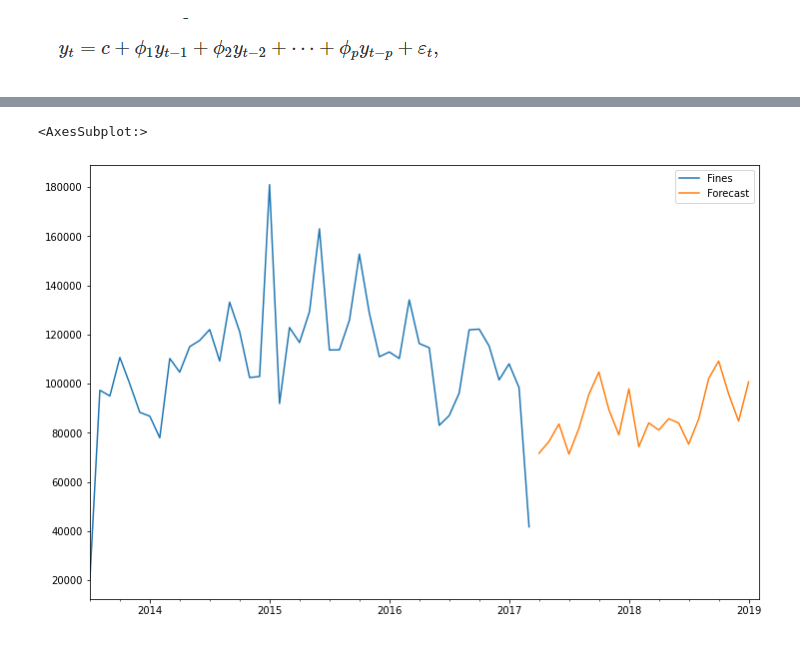
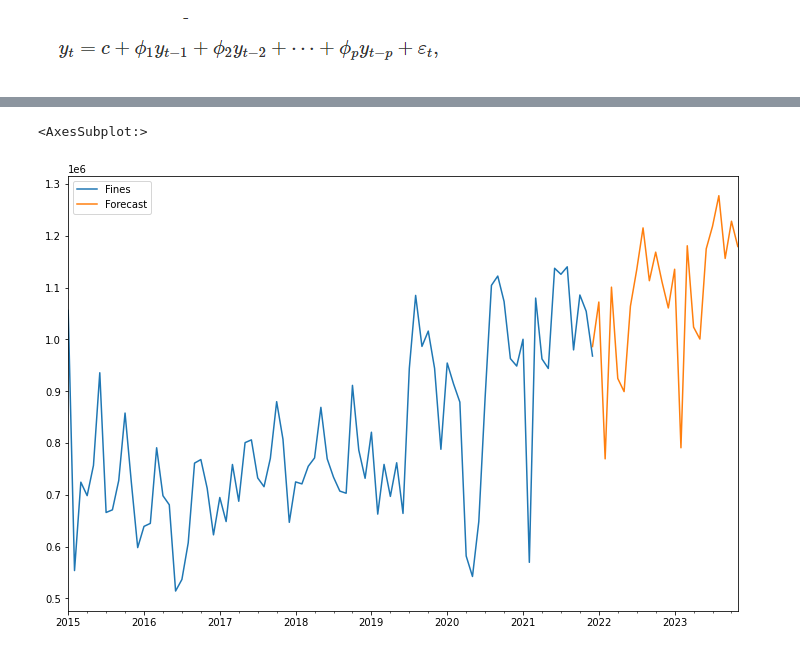
Before and after one commit to FStrean/NYC-Parking-Tickets-Analisis, a Jupyter notebook: NYC-Parking-Tickets-Analisis.ipynb, the cells around one changed output, grey strips where cells are left out. Cells and saved outputs as stored; diff of their text form; code cells hidden in the pictures.

```diff
--- a/NYC-Parking-Tickets-Analisis.ipynb
+++ b/NYC-Parking-Tickets-Analisis.ipynb
@@ -815,5 +382,5 @@ results=model.fit()
 # %%
-finecount_bydate['Forecast']=results.predict(start=34,end=44,dynamic=True)
-finecount_bydate[['Fines','Forecast']].plot(figsize=(12,8))
+dataset['Forecast']=results.predict(start=71,end=83,dynamic=True)
+dataset[['Fines','Forecast']].plot(figsize=(12,8))
 # %% [output]
 <AxesSubplot:xlabel='Issue Date'>
@@ -821,7 +388,7 @@ finecount_bydate[['Fines','Forecast']].plot(figsize=(12,8))
 # %%
-future_dates=[finecount_bydate.index[-1]+ DateOffset(months=x)for x in range(0,24)]
+future_dates=[dataset.index[-1]+ DateOffset(months=x)for x in range(0,24)]
 # %%
-future_datest_df=pd.DataFrame(index=future_dates[1:],columns=finecount_bydate.columns)
+future_datest_df=pd.DataFrame(index=future_dates[1:],columns=dataset.columns)
 # %%
 future_datest_df.tail()
 # %% [output]
@@ -834,8 +401,8 @@ future_datest_df.tail()
 # %%
-future_df=pd.concat([finecount_bydate,future_datest_df])
+future_df=pd.concat([dataset,future_datest_df])
 # %%
-future_df['Forecast'] = results.predict(start = 45, end = 66, dynamic= True)
+future_df['Forecast'] = results.predict(start = 83, end = 107, dynamic= True)
 future_df[['Fines', 'Forecast']].plot(figsize=(12, 8))
 # %% [output]
 <AxesSubplot:>
-[figure, old version]
+[figure, new version]
```
Also changed, not shown: parts of 111 cells of this notebook.
